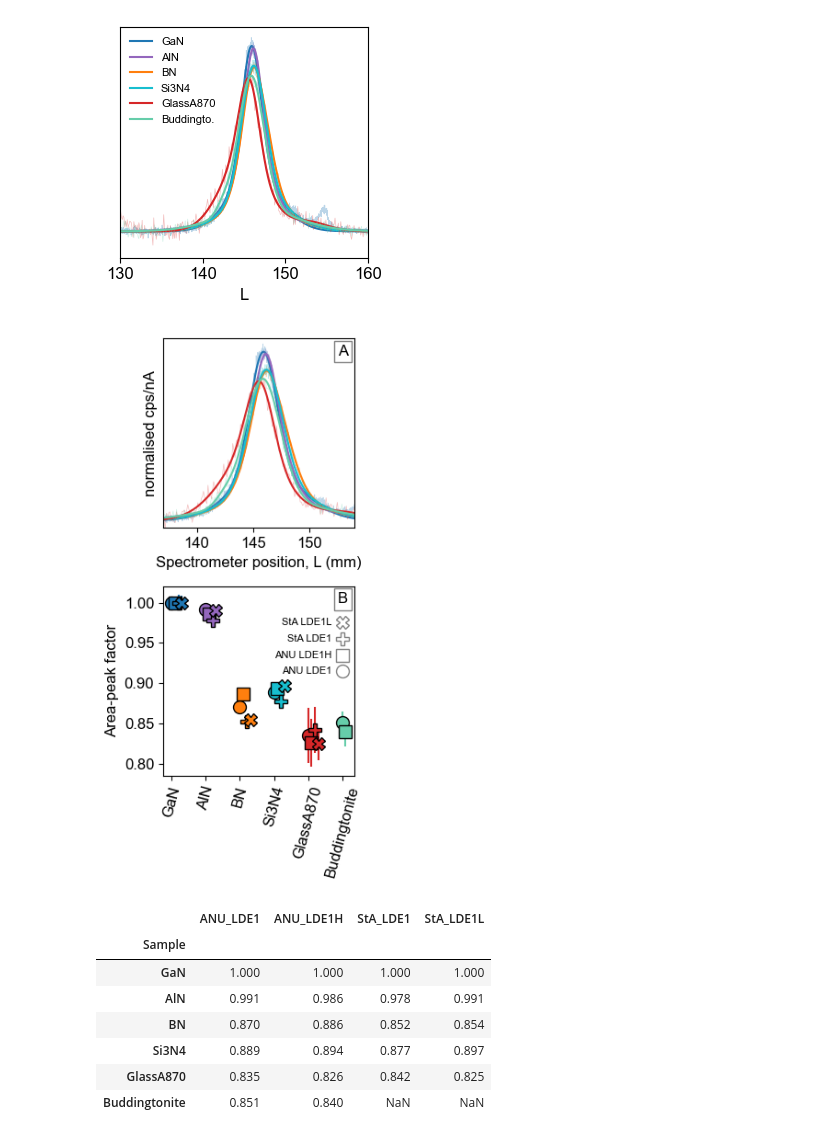
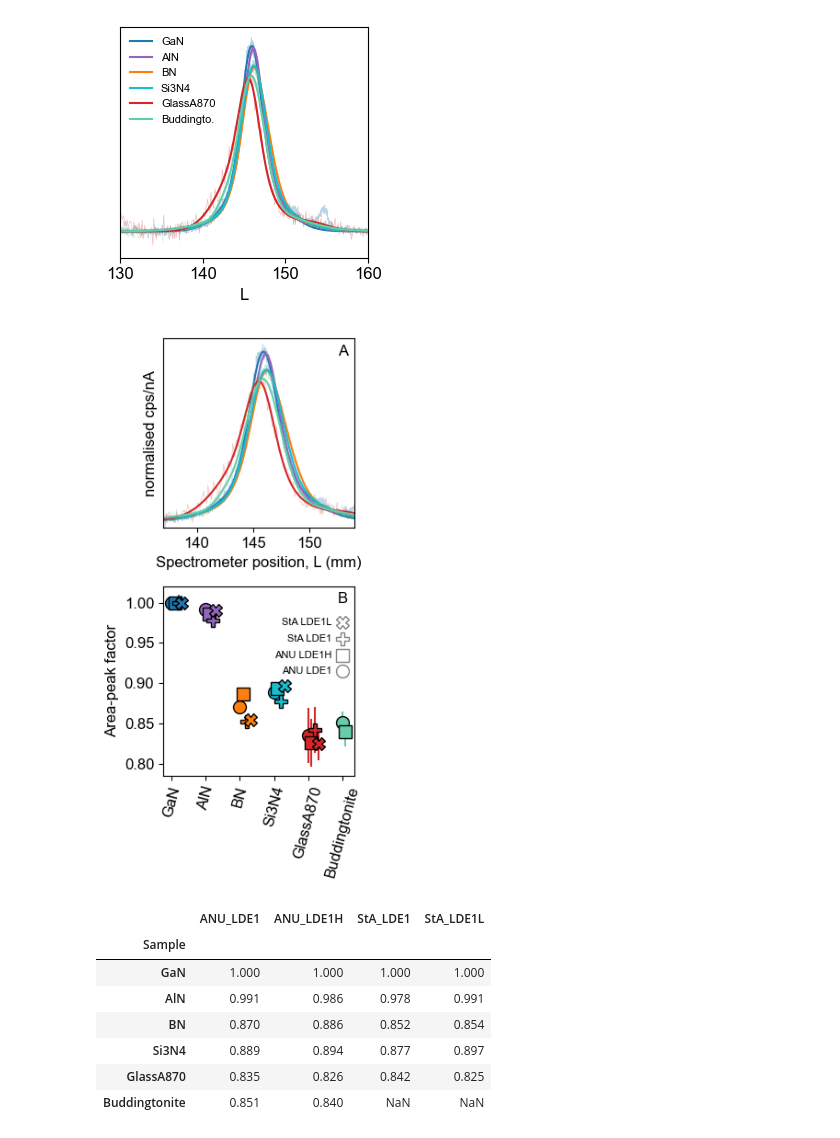
Before and after one commit to eleanor-m/n_epma_analysis, a Jupyter notebook: notebooks/14_APF_relative_to_GaN.ipynb, the cells around one changed output. Cells and saved outputs as stored; diff of their text form; code cells hidden in the pictures.

Commit message:
Update figure 8

```diff
--- a/notebooks/14_APF_relative_to_GaN.ipynb
+++ b/notebooks/14_APF_relative_to_GaN.ipynb
@@ -212,25 +212,26 @@ def plot_panel2(combined_apf_table, combined_stdev_table, ax):
 # %%
 fig = plt.figure(figsize=(8*0.39, 16*0.39))
 mosaic = """
     A
     B
     """
 ax_dict = fig.subplot_mosaic(mosaic)
 
 plot_panel1(data, ax_dict['A'])
 plot_panel2(combined_apf_table, combined_stdev_table, ax_dict['B'])
 
 for label, ax in ax_dict.items():
     trans = mtransforms.ScaledTranslation(-5/72, -5/72, fig.dpi_scale_trans)
     ax.text(1.0, 1.0, label, transform=ax.transAxes + trans,
             fontsize=12, ha='right', va='top', fontfamily='Arial',
-            bbox=dict(facecolor='w', edgecolor='grey', pad=3.0))
+            # bbox=dict(facecolor='w', edgecolor='grey', pad=3.0)
+            )
 
 plt.tight_layout()
 plt.savefig("../figures/peak_shape_and_apf_combined_relative_to_GaN.png")
 plt.savefig("../figures/for_submission/Figure_8.pdf", dpi=600)
 # %% [output]
-[figure, old version]
+[figure, new version]
 # %%
 combined_apf_table.round(3)
 # %% [output]
```
Also changed, not shown: 2 other files.
